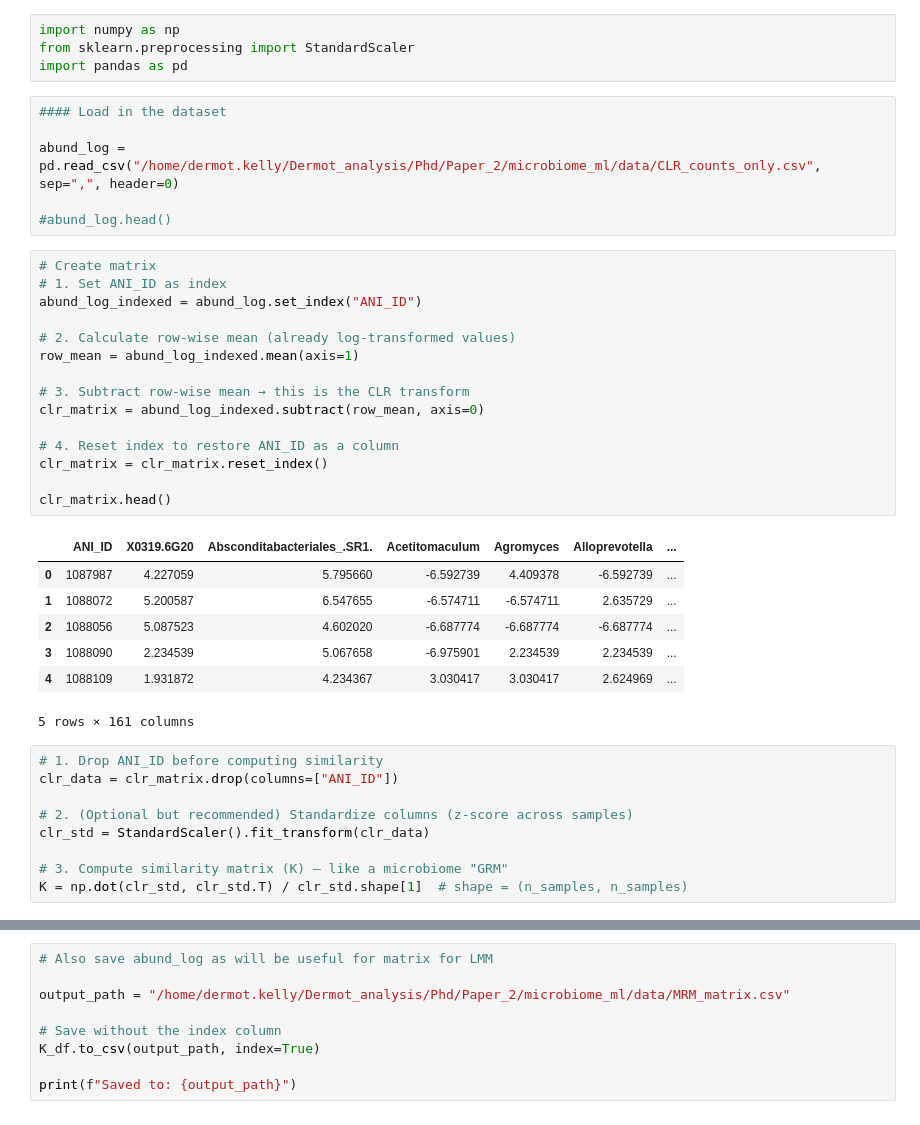
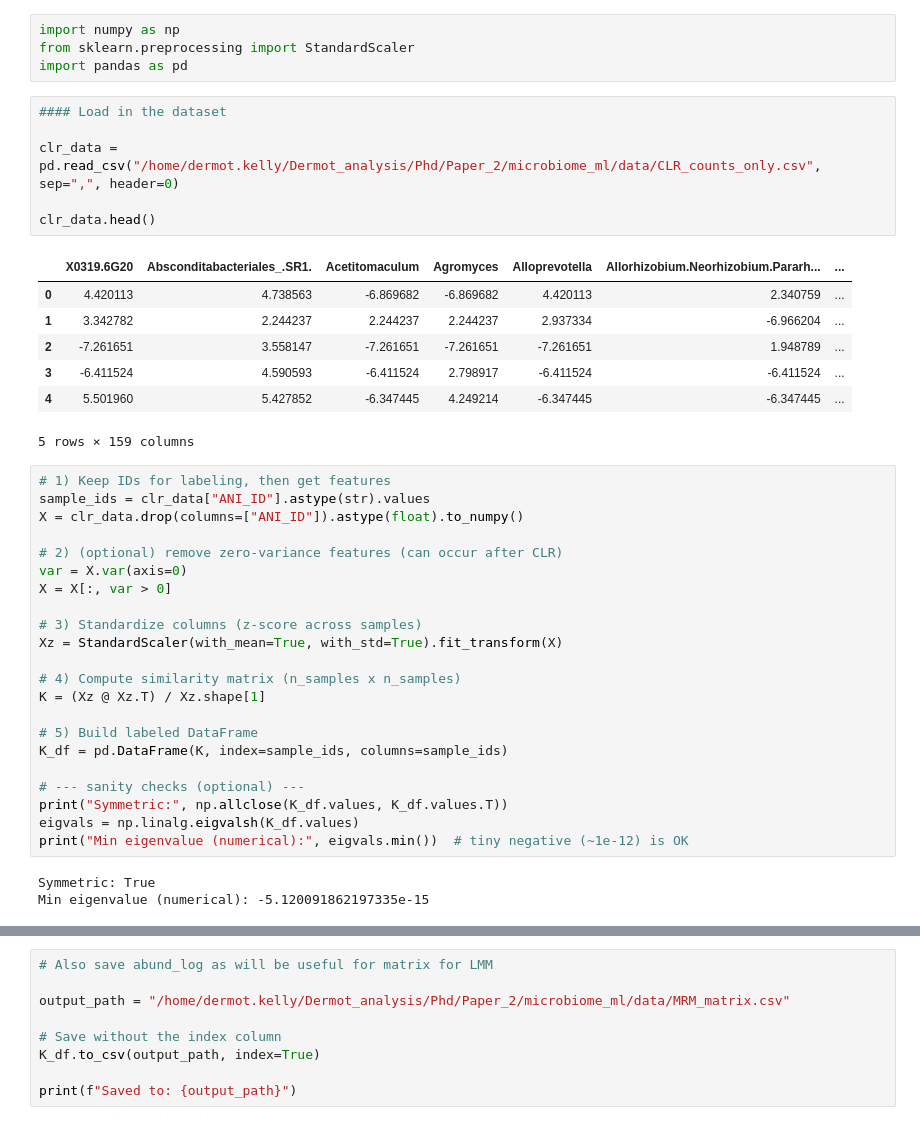
Before and after one commit to dermok1010/microbiome_ML, a Jupyter notebook: scripts/MRM.ipynb, the cells around one changed output, grey strips where cells are left out. Drawn from its saved outputs; the diff is of its cells as text.

```diff
--- a/scripts/MRM.ipynb
+++ b/scripts/MRM.ipynb
@@ -5,38 +5,39 @@ import pandas as pd
 # %%
 #### Load in the dataset
 
-abund_log = pd.read_csv("/home/dermot.kelly/Dermot_analysis/Phd/Paper_2/microbiome_ml/data/CLR_counts_only.csv", sep=",", header=0)
+clr_data = pd.read_csv("/home/dermot.kelly/Dermot_analysis/Phd/Paper_2/microbiome_ml/data/CLR_counts_only.csv", sep=",", header=0)
 
-#abund_log.head()
+clr_data.head()
+# %% [output]
+|  | X0319.6G20 | Absconditabacteriales_.SR1. | Acetitomaculum | Agromyces | Alloprevotella | Allorhizobium.Neorhizobium.Pararh... | ... |
+| 0 | 4.420113 | 4.738563 | -6.869682 | -6.869682 | 4.420113 | 2.340759 | ... |
+| 1 | 3.342782 | 2.244237 | 2.244237 | 2.244237 | 2.937334 | -6.966204 | ... |
+| 2 | -7.261651 | 3.558147 | -7.261651 | -7.261651 | -7.261651 | 1.948789 | ... |
+| 3 | -6.411524 | 4.590593 | -6.411524 | 2.798917 | -6.411524 | -6.411524 | ... |
+| 4 | 5.501960 | 5.427852 | -6.347445 | 4.249214 | -6.347445 | -6.347445 | ... |
+5 rows × 159 columns
 # %%
-# Create matrix
-# 1. Set ANI_ID as index
-abund_log_indexed = abund_log.set_index("ANI_ID")
+# 1) Keep IDs for labeling, then get features
+sample_ids = clr_data["ANI_ID"].astype(str).values
+X = clr_data.drop(columns=["ANI_ID"]).astype(float).to_numpy()
 
-# 2. Calculate row-wise mean (already log-transformed values)
-row_mean = abund_log_indexed.mean(axis=1)
+# 2) (optional) remove zero-variance features (can occur after CLR)
+var = X.var(axis=0)
+X = X[:, var > 0]
 
-# 3. Subtract row-wise mean → this is the CLR transform
-clr_matrix = abund_log_indexed.subtract(row_mean, axis=0)
+# 3) Standardize columns (z-score across samples)
+Xz = StandardScaler(with_mean=True, with_std=True).fit_transform(X)
 
-# 4. Reset index to restore ANI_ID as a column
-clr_matrix = clr_matrix.reset_index()
+# 4) Compute similarity matrix (n_samples x n_samples)
+K = (Xz @ Xz.T) / Xz.shape[1]
 
-clr_matrix.head()
+# 5) Build labeled DataFrame
+K_df = pd.DataFrame(K, index=sample_ids, columns=sample_ids)
+
+# --- sanity checks (optional) ---
+print("Symmetric:", np.allclose(K_df.values, K_df.values.T))
+eigvals = np.linalg.eigvalsh(K_df.values)
+print("Min eigenvalue (numerical):", eigvals.min())  # tiny negative (~1e-12) is OK
 # %% [output]
-|  | ANI_ID | X0319.6G20 | Absconditabacteriales_.SR1. | Acetitomaculum | Agromyces | Alloprevotella | ... |
-| 0 | 1087987 | 4.227059 | 5.795660 | -6.592739 | 4.409378 | -6.592739 | ... |
-| 1 | 1088072 | 5.200587 | 6.547655 | -6.574711 | -6.574711 | 2.635729 | ... |
-| 2 | 1088056 | 5.087523 | 4.602020 | -6.687774 | -6.687774 | -6.687774 | ... |
-| 3 | 1088090 | 2.234539 | 5.067658 | -6.975901 | 2.234539 | 2.234539 | ... |
-| 4 | 1088109 | 1.931872 | 4.234367 | 3.030417 | 3.030417 | 2.624969 | ... |
-5 rows × 161 columns
+Symmetric: True
+Min eigenvalue (numerical): -5.120091862197335e-15
-# %%
-# 1. Drop ANI_ID before computing similarity
-clr_data = clr_matrix.drop(columns=["ANI_ID"])
-
-# 2. (Optional but recommended) Standardize columns (z-score across samples)
-clr_std = StandardScaler().fit_transform(clr_data)
-
-# 3. Compute similarity matrix (K) – like a microbiome "GRM"
-K = np.dot(clr_std, clr_std.T) / clr_std.shape[1]  # shape = (n_samples, n_samples)
```
Also changed, not shown: parts of 5 cells of this notebook, 11 other files.
